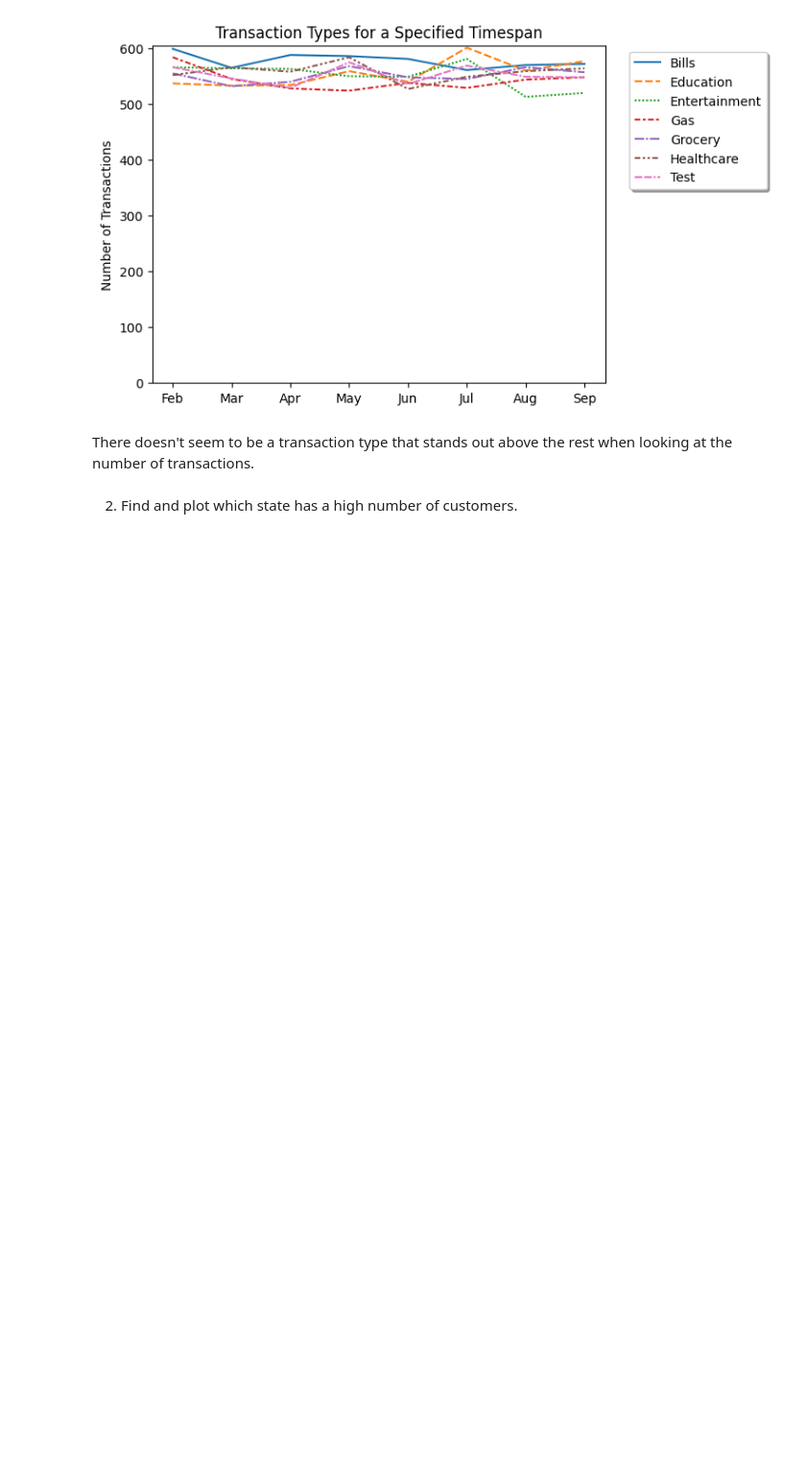
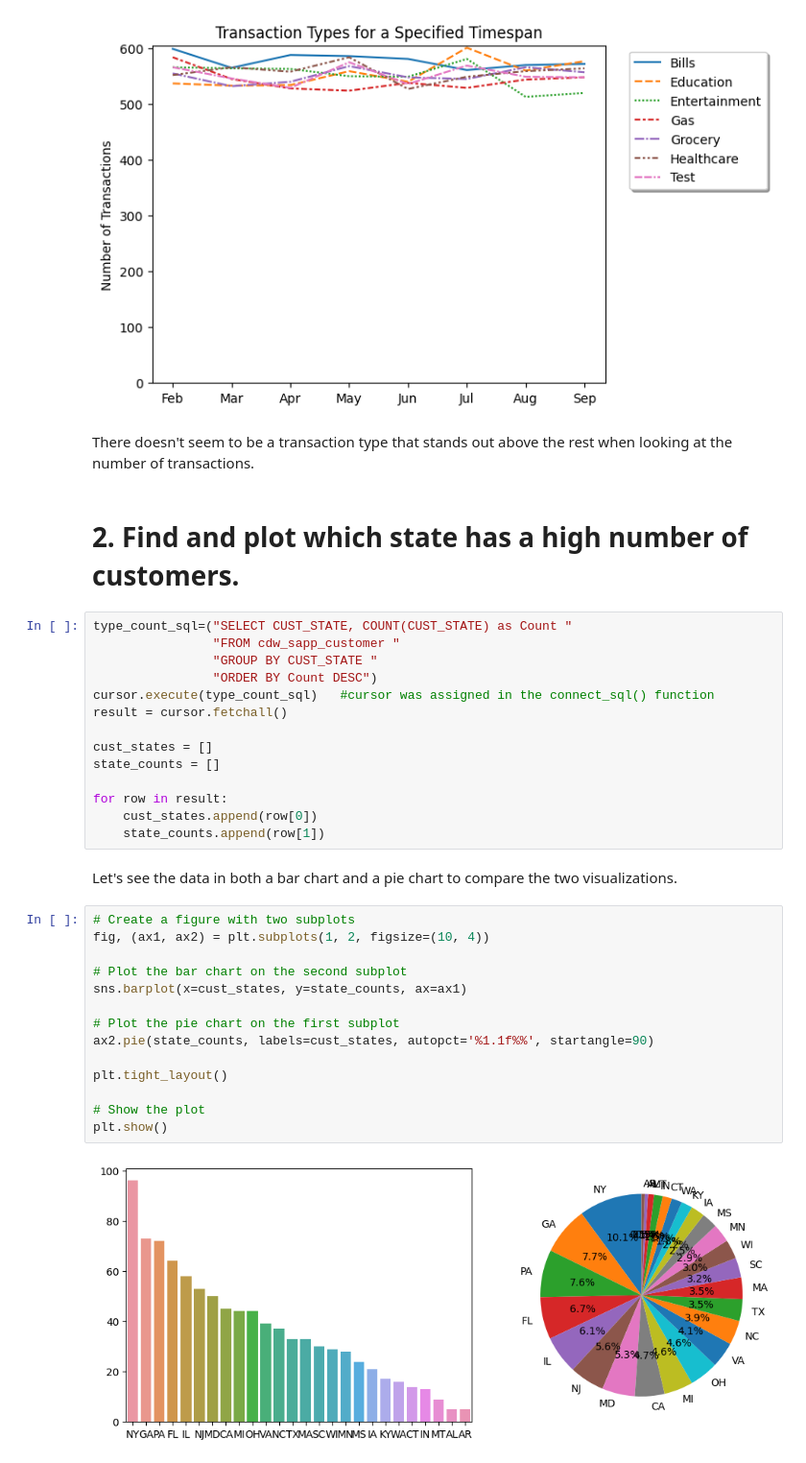
Before and after one commit to philpartyka/Data-Engineering-Capstone-Project, a Jupyter notebook: 3_Visualizations.ipynb, the cells around one changed output. Shown at 96% size. Drawn from its saved outputs; the diff is of its cells as text; blank space fills up the shorter version.

```diff
--- a/3_Visualizations.ipynb
+++ b/3_Visualizations.ipynb
@@ -170,4 +172,36 @@ plt.show()
 # %% [markdown]
 There doesn't seem to be a transaction type that stands out above the rest when looking at the number of transactions.
 # %% [markdown]
-2. Find and plot which state has a high number of customers.
+# 2. Find and plot which state has a high number of customers.
+# %%
+type_count_sql=("SELECT CUST_STATE, COUNT(CUST_STATE) as Count "
+                "FROM cdw_sapp_customer "
+                "GROUP BY CUST_STATE "
+                "ORDER BY Count DESC")
+cursor.execute(type_count_sql)   #cursor was assigned in the connect_sql() function
+result = cursor.fetchall()
+
+cust_states = []
+state_counts = []
+
+for row in result:
+    cust_states.append(row[0])
+    state_counts.append(row[1])
+# %% [markdown]
+Let's see the data in both a bar chart and a pie chart to compare the two visualizations.
+# %%
+# Create a figure with two subplots
+fig, (ax1, ax2) = plt.subplots(1, 2, figsize=(10, 4))
+
+# Plot the bar chart on the second subplot
+sns.barplot(x=cust_states, y=state_counts, ax=ax1)
+
+# Plot the pie chart on the first subplot
+ax2.pie(state_counts, labels=cust_states, autopct='%1.1f%%', startangle=90)
+
+plt.tight_layout()
+
+# Show the plot
+plt.show()
+# %% [output]
+[figure, added]
```
Also changed, not shown: parts of 13 cells of this notebook, 1 other file.
